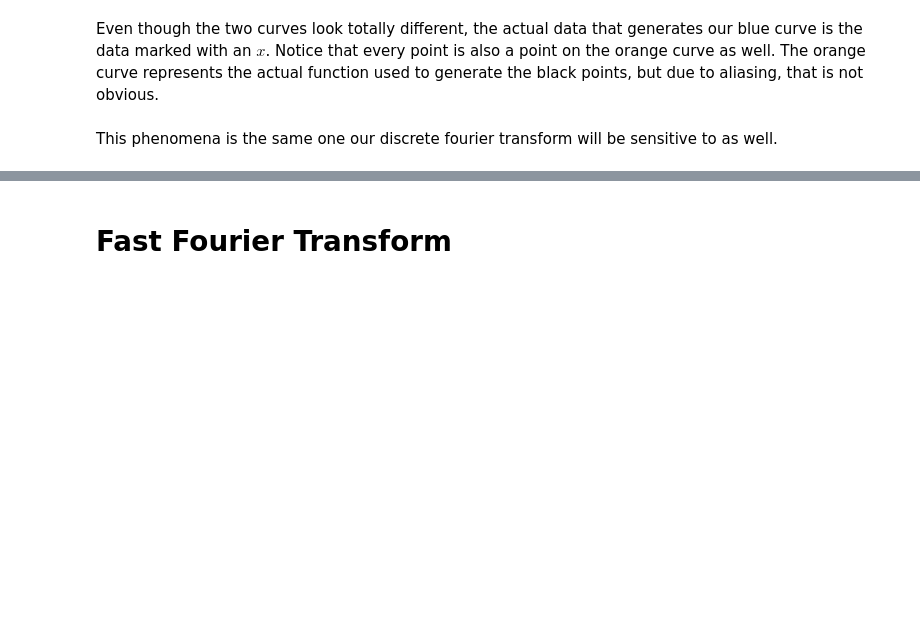
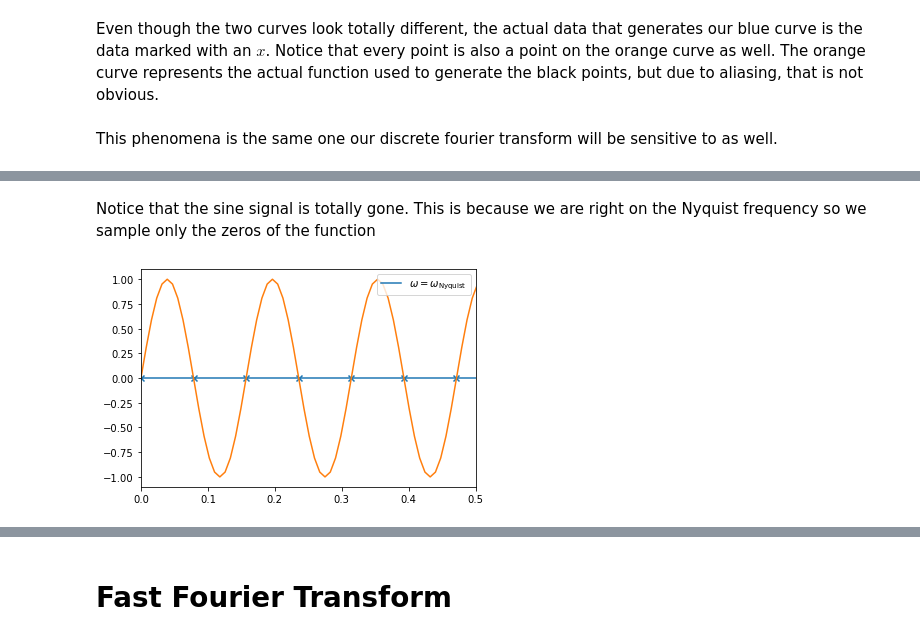
Before and after one commit to drgreen/Phys105B_S24, a Jupyter notebook: FFT.ipynb, the cells around one changed output, grey strips where cells are left out. Cells and saved outputs as stored; diff of their text form; code cells hidden in the pictures; blank space fills up the shorter version.

```diff
--- a/FFT.ipynb
+++ b/FFT.ipynb
@@ -54,0 +74,17 @@ This phenomena is the same one our discrete fourier transform will be sensitive
+# %% [markdown]
+Notice that the sine signal is totally gone. This is because we are right on the Nyquist frequency so we sample only the zeros of the function
+# %%
+time2=np.arange(0.,pi,step=0.0025*pi)
+
+
+plt.plot(time,signal4,label=r'$\omega=\omega_{\rm Nyquist}$')
+
+plt.plot(time2,np.sin(omegaN*time2))
+plt.scatter(time,signal4,marker='x')
+
+plt.ylim(-1.1,1.1)
+plt.xlim(0,0.5)
+plt.legend()
+plt.show()
+# %% [output]
+[figure, added]
```
Also changed, not shown: parts of 23 cells of this notebook.
